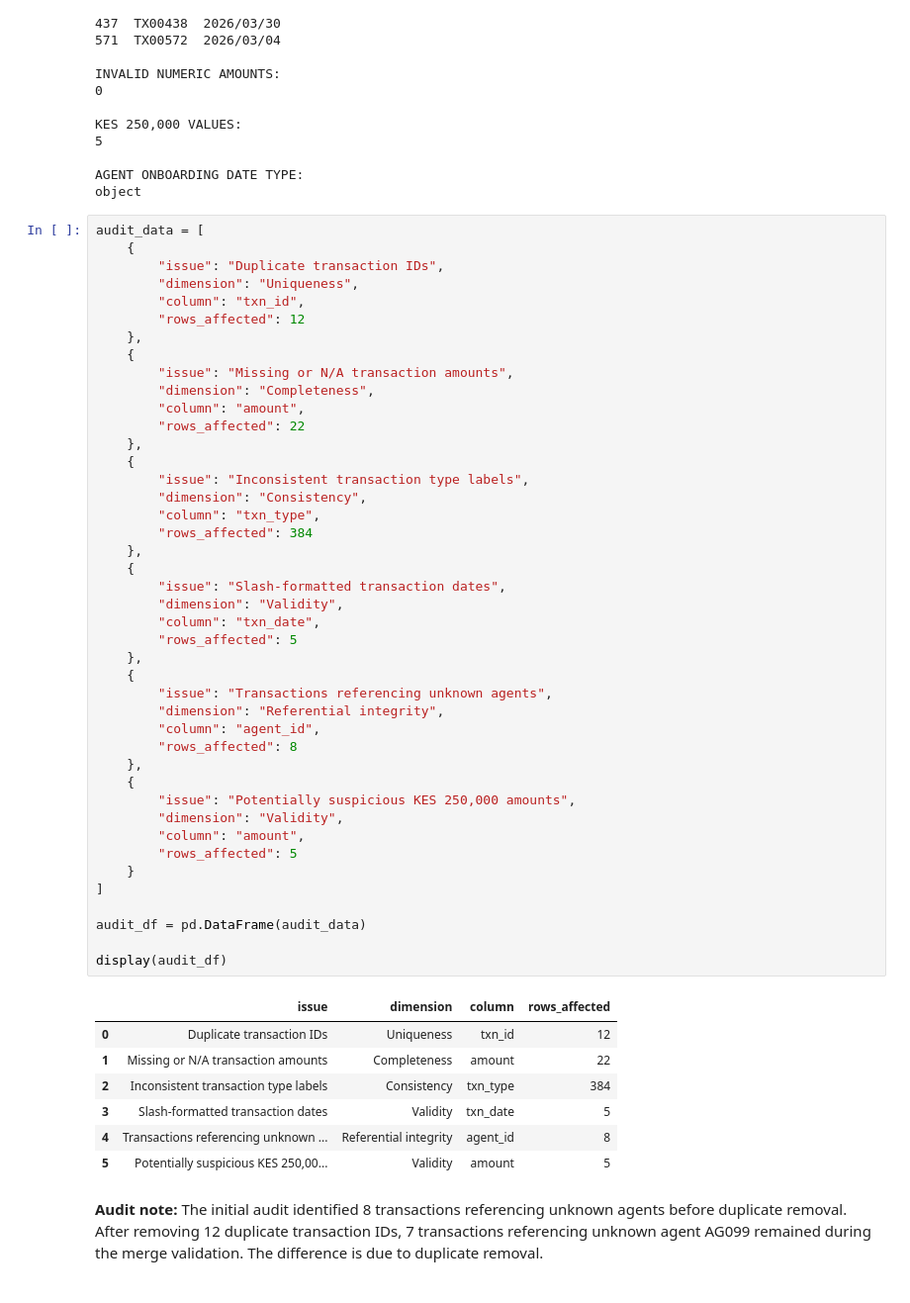
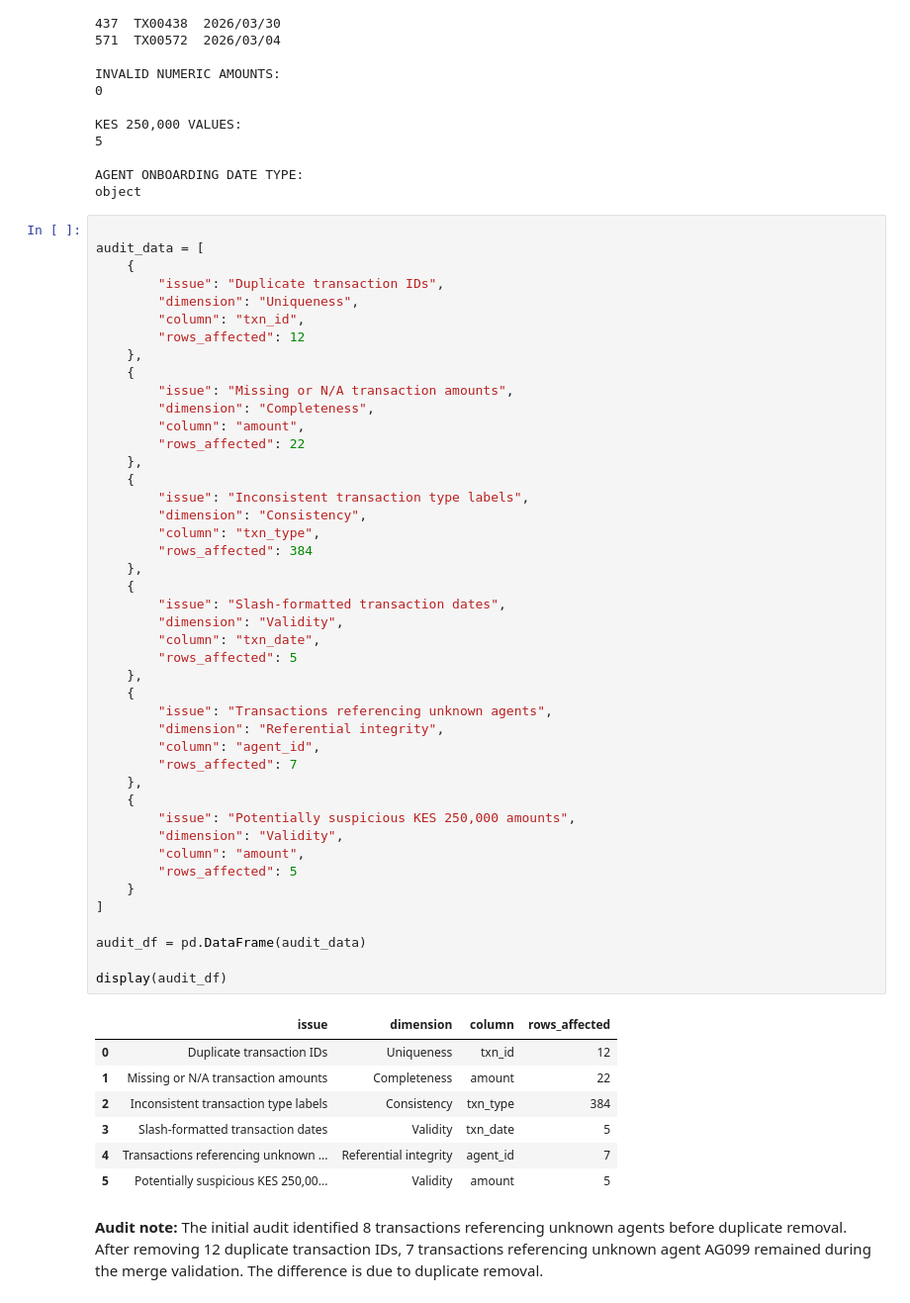
Before and after one commit to gisoresteve-collab/plp-da-a3-duka-sales-and-agent-cleanup, a Jupyter notebook: agent_cleanup.ipynb, the cells around one changed output. Shown at 99% size. Cells and saved outputs as stored; diff of their text form.

```diff
--- a/agent_cleanup.ipynb
+++ b/agent_cleanup.ipynb
@@ -118,6 +118,7 @@ KES 250,000 VALUES:
 AGENT ONBOARDING DATE TYPE:
 object
 # %%
+
 audit_data = [
     {
         "issue": "Duplicate transaction IDs",
@@ -138,35 +139,35 @@ audit_data = [
         "rows_affected": 384
     },
     {
         "issue": "Slash-formatted transaction dates",
         "dimension": "Validity",
         "column": "txn_date",
         "rows_affected": 5
     },
     {
         "issue": "Transactions referencing unknown agents",
         "dimension": "Referential integrity",
         "column": "agent_id",
-        "rows_affected": 8
+        "rows_affected": 7
     },
     {
         "issue": "Potentially suspicious KES 250,000 amounts",
         "dimension": "Validity",
         "column": "amount",
         "rows_affected": 5
     }
 ]
 
 audit_df = pd.DataFrame(audit_data)
 
 display(audit_df)
 # %% [output]
 |  | issue | dimension | column | rows_affected |
 | 0 | Duplicate transaction IDs | Uniqueness | txn_id | 12 |
 | 1 | Missing or N/A transaction amounts | Completeness | amount | 22 |
 | 2 | Inconsistent transaction type labels | Consistency | txn_type | 384 |
 | 3 | Slash-formatted transaction dates | Validity | txn_date | 5 |
-| 4 | Transactions referencing unknown ... | Referential integrity | agent_id | 8 |
+| 4 | Transactions referencing unknown ... | Referential integrity | agent_id | 7 |
 | 5 | Potentially suspicious KES 250,00... | Validity | amount | 5 |
 # %% [markdown]
 **Audit note:** The initial audit identified 8 transactions referencing unknown agents before duplicate removal. After removing 12 duplicate transaction IDs, 7 transactions referencing unknown agent AG099 remained during the merge validation. The difference is due to duplicate removal.
```
Also changed, not shown: parts of 4 cells of this notebook, 1 other file.
